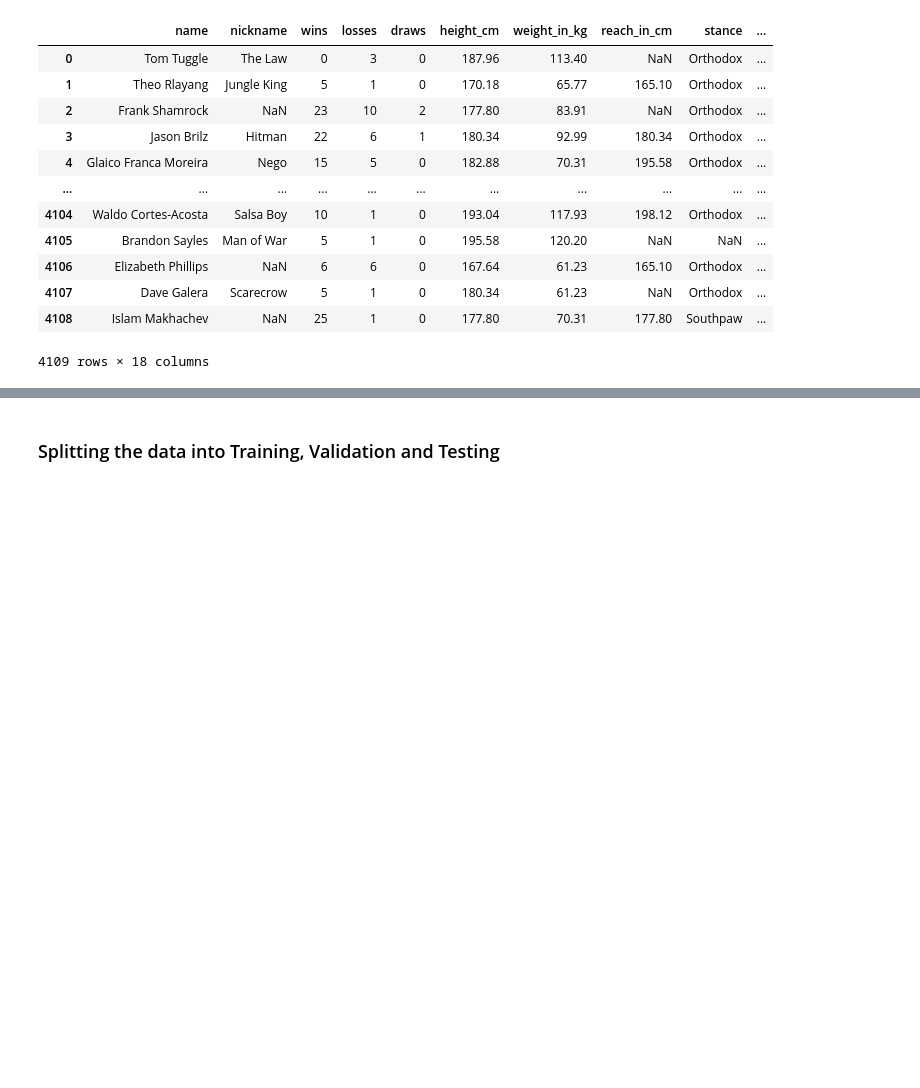
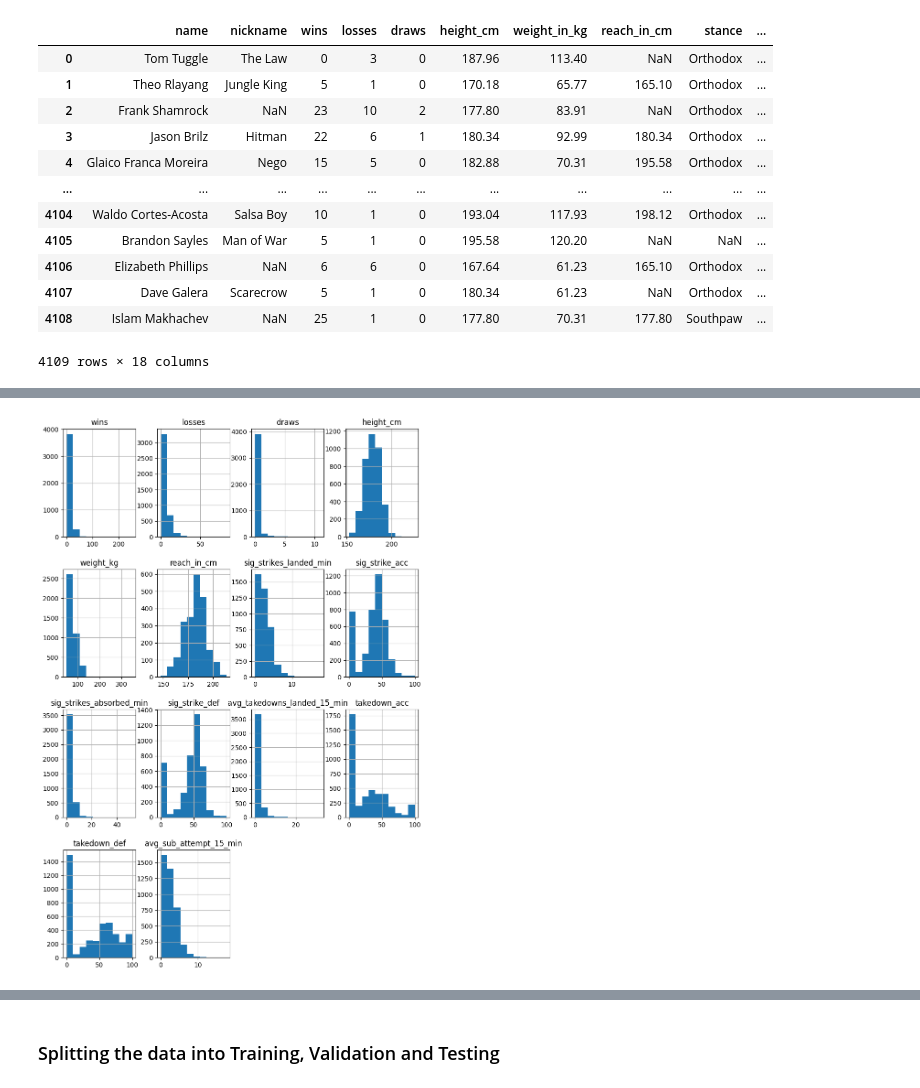
Before and after one commit to ImtiazAli1/INM701, a Jupyter notebook: cw.ipynb, the cells around one changed output, grey strips where cells are left out. Saved outputs shown, nothing was run; the diff lists cells and outputs as text; code cells hidden in the pictures; blank space fills up the shorter version.

```diff
--- a/cw.ipynb
+++ b/cw.ipynb
@@ -35,0 +86,17 @@ df
+# %%
+import os
+import pandas as pd
+import seaborn as sns
+import matplotlib.pyplot as plt
+
+path = "."
+
+filename_read = os.path.join(path, "ufcfightstats.csv")
+df = pd.read_csv(filename_read, na_values=['NA', '?'])
+
+
+# Data distribution using histograms
+df.hist(figsize=(10, 15))
+plt.show()
+# %% [output]
+[figure, added]
```
Also changed, not shown: parts of 9 cells of this notebook.
